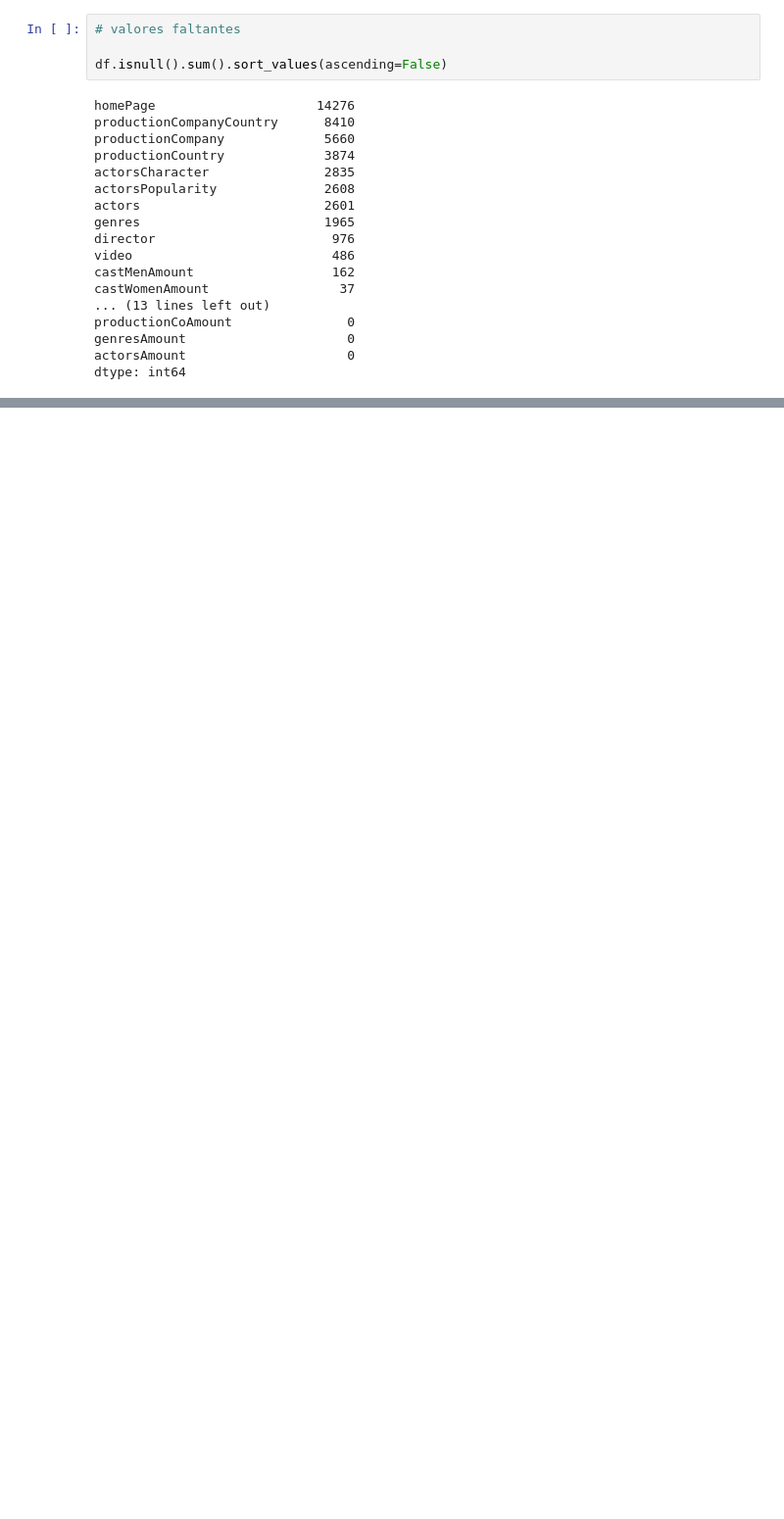
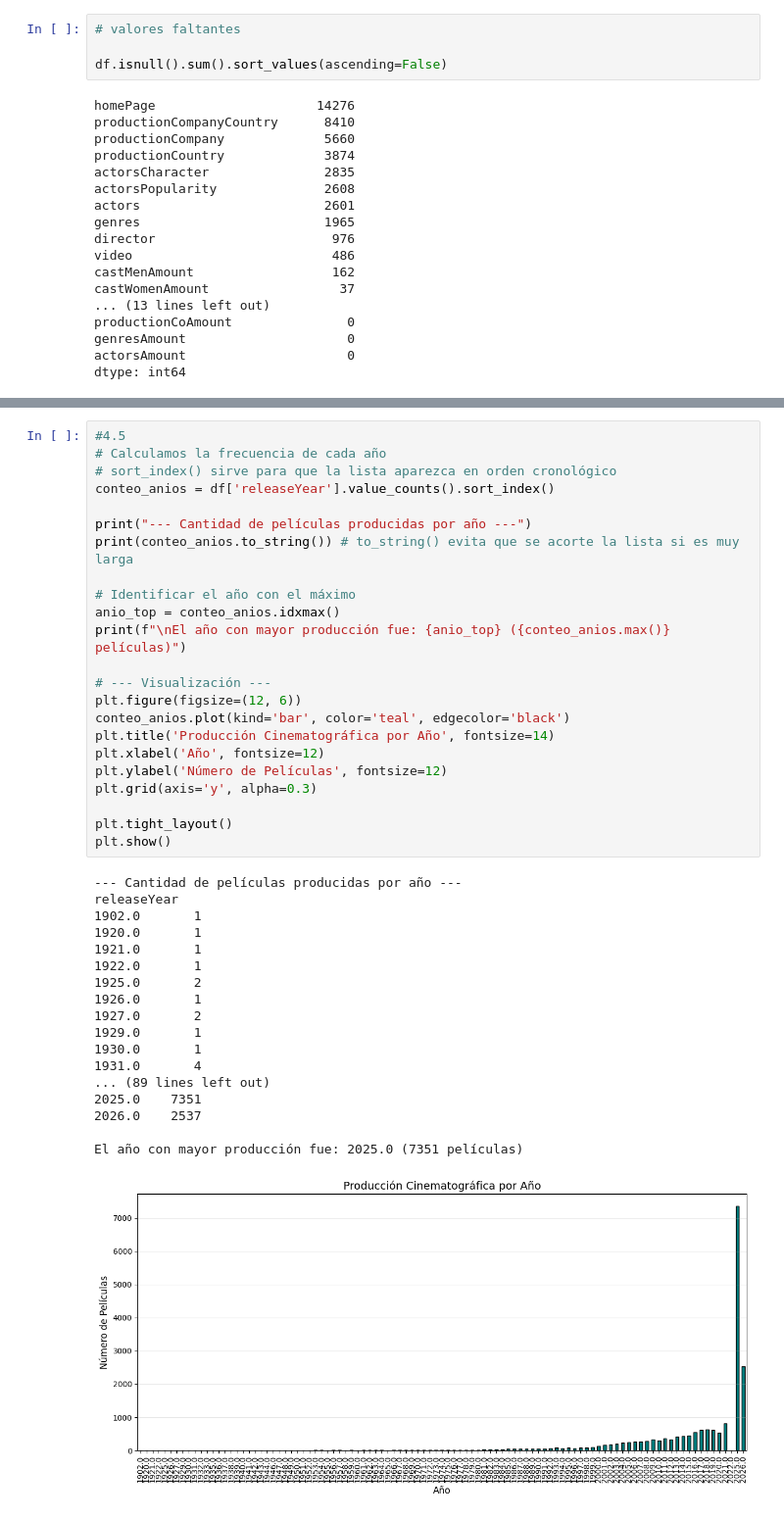
Before and after one commit to Branuvg/lab1_mineria, a Jupyter notebook: lab1.ipynb, the cells around one changed output, grey strips where cells are left out. Shown at 98% size. Saved outputs shown, nothing was run; the diff lists cells and outputs as text; blank space fills up the shorter version.

```diff
--- a/lab1.ipynb
+++ b/lab1.ipynb
@@ -91,0 +141,42 @@ dtype: int64
+# %%
+#4.5
+# Calculamos la frecuencia de cada año
+# sort_index() sirve para que la lista aparezca en orden cronológico
+conteo_anios = df['releaseYear'].value_counts().sort_index()
+
+print("--- Cantidad de películas producidas por año ---")
+print(conteo_anios.to_string()) # to_string() evita que se acorte la lista si es muy larga
+
+# Identificar el año con el máximo
+anio_top = conteo_anios.idxmax()
+print(f"\nEl año con mayor producción fue: {anio_top} ({conteo_anios.max()} películas)")
+
+# --- Visualización ---
+plt.figure(figsize=(12, 6))
+conteo_anios.plot(kind='bar', color='teal', edgecolor='black')
+plt.title('Producción Cinematográfica por Año', fontsize=14)
+plt.xlabel('Año', fontsize=12)
+plt.ylabel('Número de Películas', fontsize=12)
+plt.grid(axis='y', alpha=0.3)
+
+plt.tight_layout()
+plt.show()
+# %% [output]
+--- Cantidad de películas producidas por año ---
+releaseYear
+1902.0       1
+1920.0       1
+1921.0       1
+1922.0       1
+1925.0       2
+1926.0       1
+1927.0       2
+1929.0       1
+1930.0       1
+1931.0       4
+... (89 lines left out)
+2025.0    7351
+2026.0    2537
+
+El año con mayor producción fue: 2025.0 (7351 películas)
+[figure, added]
```
Also changed, not shown: parts of 7 cells of this notebook.
